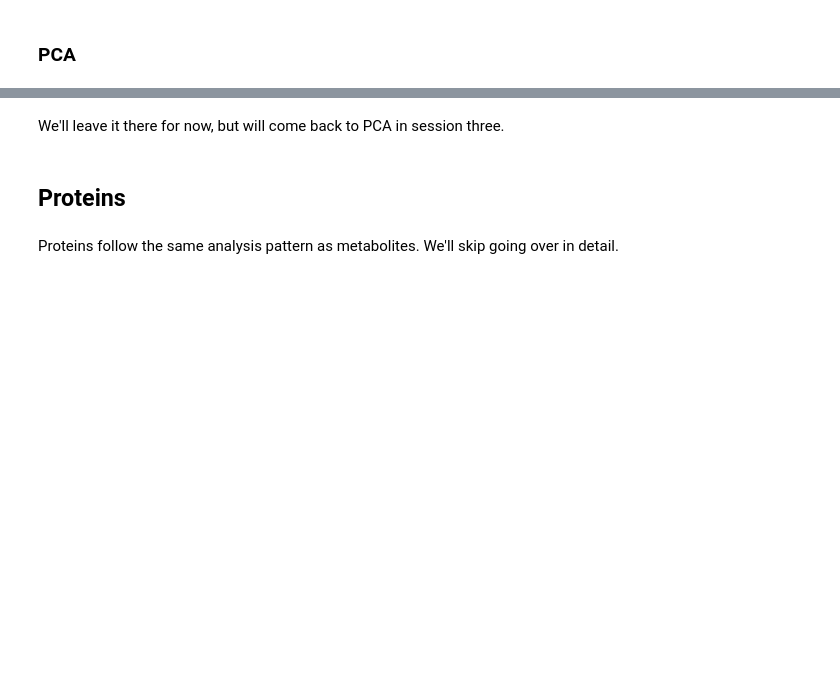
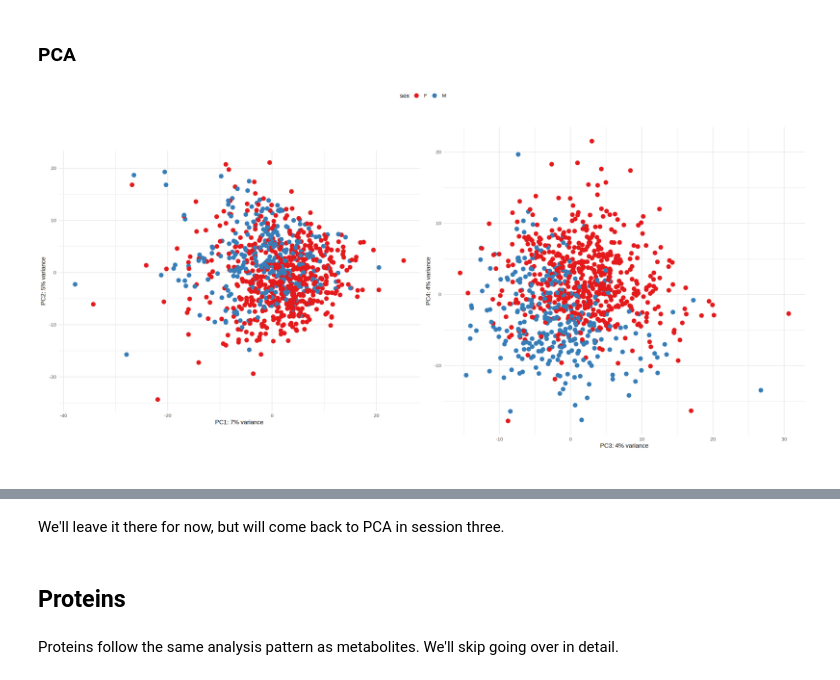
Before and after one commit to PriceLab/Aging_Workshop_24, a Jupyter notebook: Session1/1-SingleOmic.ipynb, the cells around one changed output, grey strips where cells are left out. Cells and saved outputs as stored; diff of their text form; code cells hidden in the pictures; blank space fills up the shorter version.

```diff
--- a/Session1/1-SingleOmic.ipynb
+++ b/Session1/1-SingleOmic.ipynb
@@ -184,16 +316,20 @@ PCA_mets <- merge(PCA_mets, fr_measures, by="public_client_id")
 # %%
 percentVar <- PCA_mets_all$sdev^2 / sum(PCA_mets_all$sdev^2 )
 
-ggplot(PCA_mets, aes(x=PC1, y=PC2, color=sex)) +
+p1 <- ggplot(PCA_mets, aes(x=PC1, y=PC2, color=sex)) +
     geom_point(size=3) + scale_color_brewer(palette="Set1") +
     xlab(paste0("PC1: ",round(percentVar[1] * 100),"% variance")) +
     ylab(paste0("PC2: ",round(percentVar[2] * 100),"% variance")) +
      theme_minimal() +
     coord_fixed()
-ggplot(PCA_mets, aes(x=PC3, y=PC4, color=sex)) +
+p2 <- ggplot(PCA_mets, aes(x=PC3, y=PC4, color=sex)) +
     geom_point(size=3) + scale_color_brewer(palette="Set1") +
     xlab(paste0("PC3: ",round(percentVar[3] * 100),"% variance")) +
     ylab(paste0("PC4: ",round(percentVar[4] * 100),"% variance")) +
      theme_minimal() +
     coord_fixed()
+options(repr.plot.width=20, repr.plot.height=10)#Default=7x7
+ggarrange(p1, p2,  common.legend = TRUE)
+# %% [output]
+[figure, added]
 # %%
```
Also changed, not shown: parts of 97 cells of this notebook, 2 other files.
